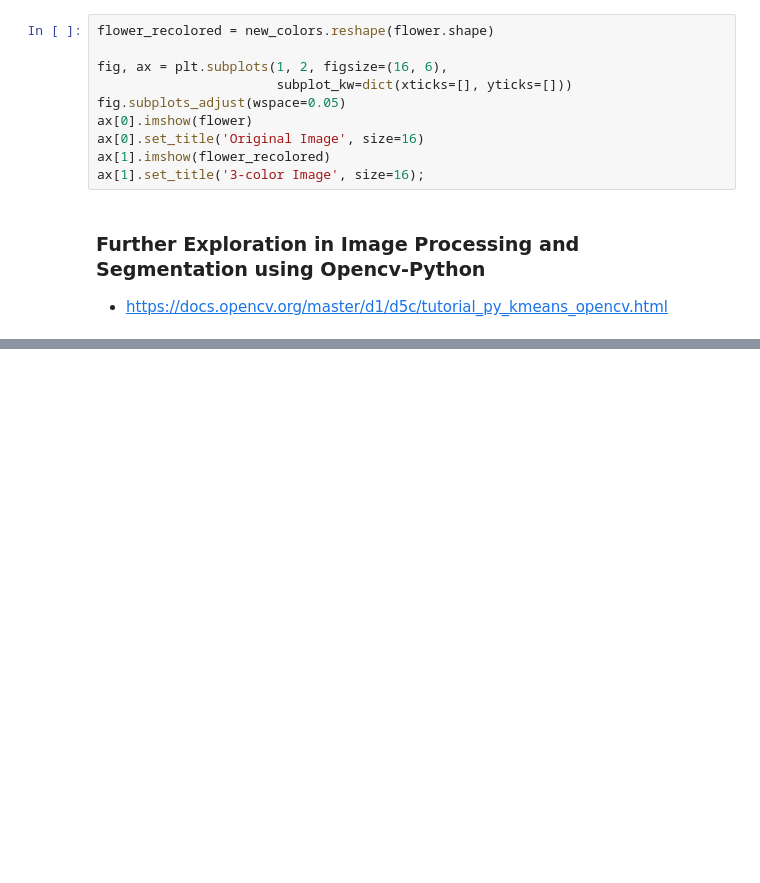
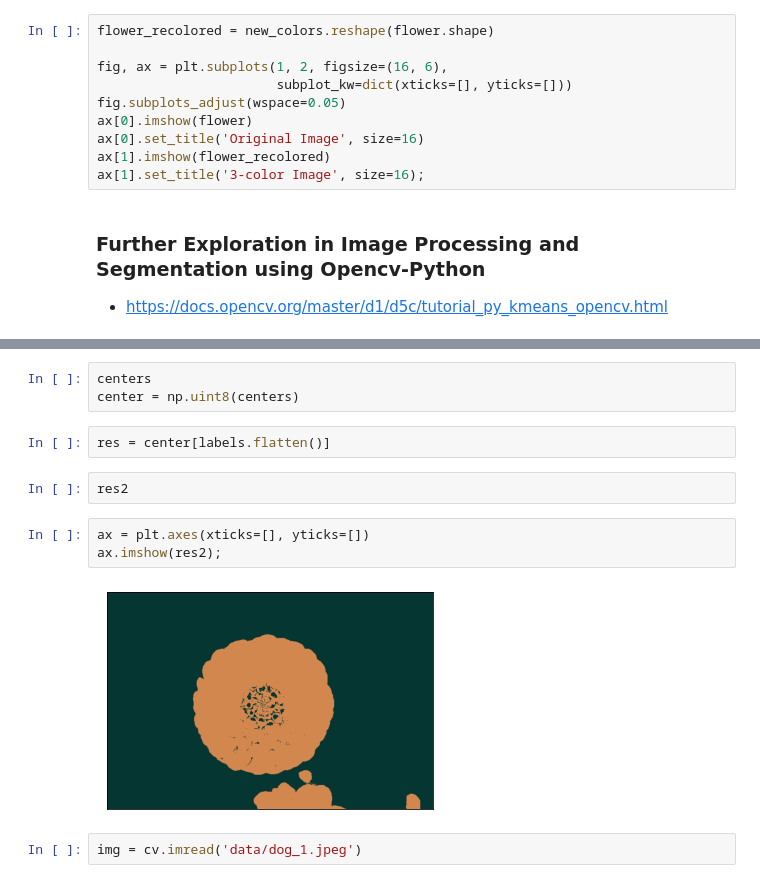
Before and after one commit to paragajg/Data-Science-9, a Jupyter notebook: 4.Clustering/KMeans-Images.ipynb, the cells around one changed output, grey strips where cells are left out. Drawn from its saved outputs; the diff is of its cells as text; blank space fills up the shorter version.

Commit message:
updated kmeans images notebook

```diff
--- a/4.Clustering/KMeans-Images.ipynb
+++ b/4.Clustering/KMeans-Images.ipynb
@@ -42,0 +76,14 @@ ax[1].set_title('3-color Image', size=16);
+# %%
+centers
+center = np.uint8(centers)
+# %%
+res = center[labels.flatten()]
+# %%
+res2
+# %%
+ax = plt.axes(xticks=[], yticks=[])
+ax.imshow(res2);
+# %% [output]
+[figure, added]
+# %%
+img = cv.imread('data/dog_1.jpeg')
```
Also changed, not shown: parts of 11 cells of this notebook, 2 other files.
